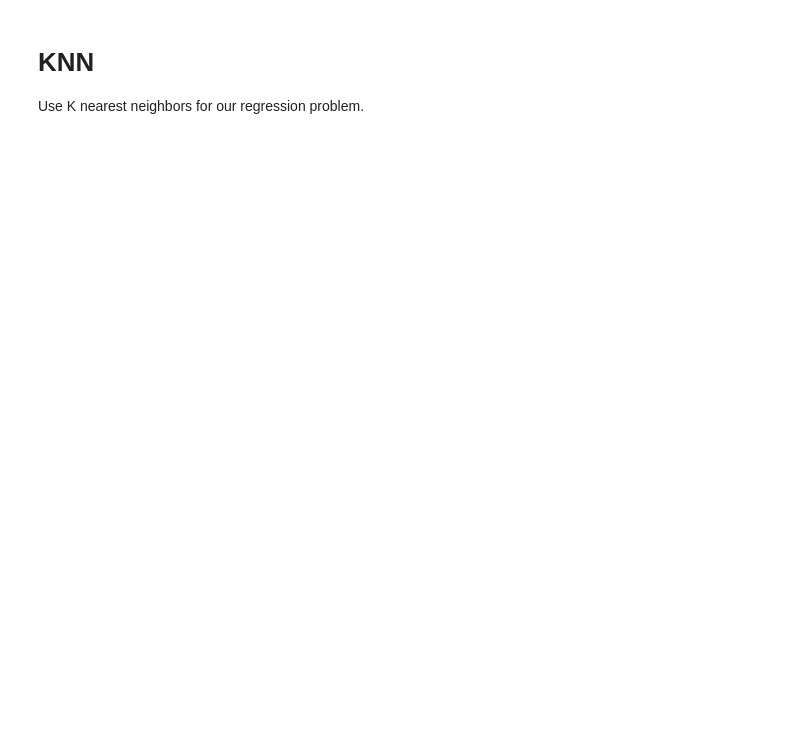
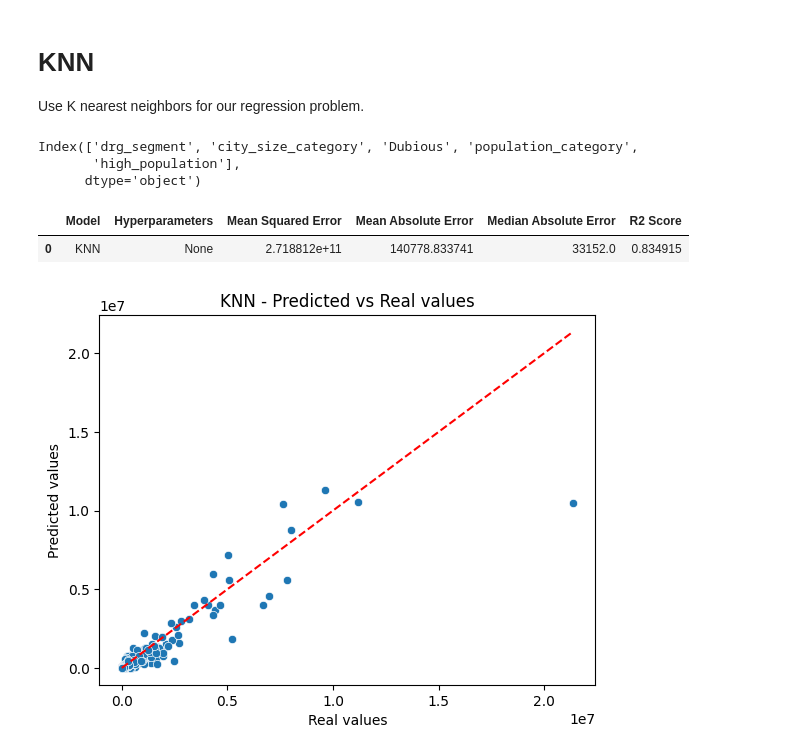
Before and after one commit to pierre-jezegou/fib-ml-project, a Jupyter notebook: knn.ipynb, the cells around one changed output. Drawn from its saved outputs; the diff is of its cells as text; code cells hidden in the pictures; blank space fills up the shorter version.

```diff
--- a/knn.ipynb
+++ b/knn.ipynb
@@ -54,0 +22,32 @@ X_test, y_test = minimum_preprocessing(X_test,y_test)
+# %%
+# Open dataset
+filename: str = 'dataRead_processed.pkl.bz2'
+dataset: pd.DataFrame = pd.read_pickle(filename, compression='bz2')
+# %%
+# Last preprocessing steps
+
+# Drop columns that are not needed
+dataset = dataset.drop(columns=[
+    'city_attraction_area',
+    ])
+
+# Split dataset
+X = dataset.drop(columns=['total_passengers_2022'])
+y = dataset['total_passengers_2022']
+
+# Last preprocessing steps
+num_features = X.select_dtypes(include=['int64', 'float64']).columns
+cat_features = X.select_dtypes(include=['object', 'category']).columns
+
+print(cat_features)
+
+# Prepare the final preprocessing pipeline
+preprocessor = ColumnTransformer(
+    transformers=[
+        ('num', StandardScaler(), num_features),
+        ('cat', OneHotEncoder(), cat_features)
+    ])
+# %% [output]
+Index(['drg_segment', 'city_size_category', 'Dubious', 'population_category',
+       'high_population'],
+      dtype='object')
@@ -55,11 +56,17 @@ X_test, y_test = minimum_preprocessing(X_test,y_test)
 # %%
 # Simple KNN model
-knn = KNeighborsRegressor()
+knn = Pipeline(steps=[
+    ('preprocessor', preprocessor),
+    ('regressor', KNeighborsRegressor())
+])
 
 knn.fit(X_train,y_train)
 y_pred = knn.predict(X_test)
 
-results.loc['KNN', :] = ['-', '-', '-'] + comptue_metrics(y_pred,y_test)
+plot_ypred_vs_yreal(y_pred, y_test, 'KNN', False, True)
 
-sns.scatterplot(x=np.log(y_test), y=np.log(y_pred))
-results
+write_metrics_in_csv(y_pred, y_test, 'KNN')
+# %% [output]
+|  | Model | Hyperparameters | Mean Squared Error | Mean Absolute Error | Median Absolute Error | R2 Score |
+| 0 | KNN | None | 2.718812e+11 | 140778.833741 | 33152.0 | 0.834915 |
+[figure, added]
```
Also changed, not shown: parts of 13 cells of this notebook.
